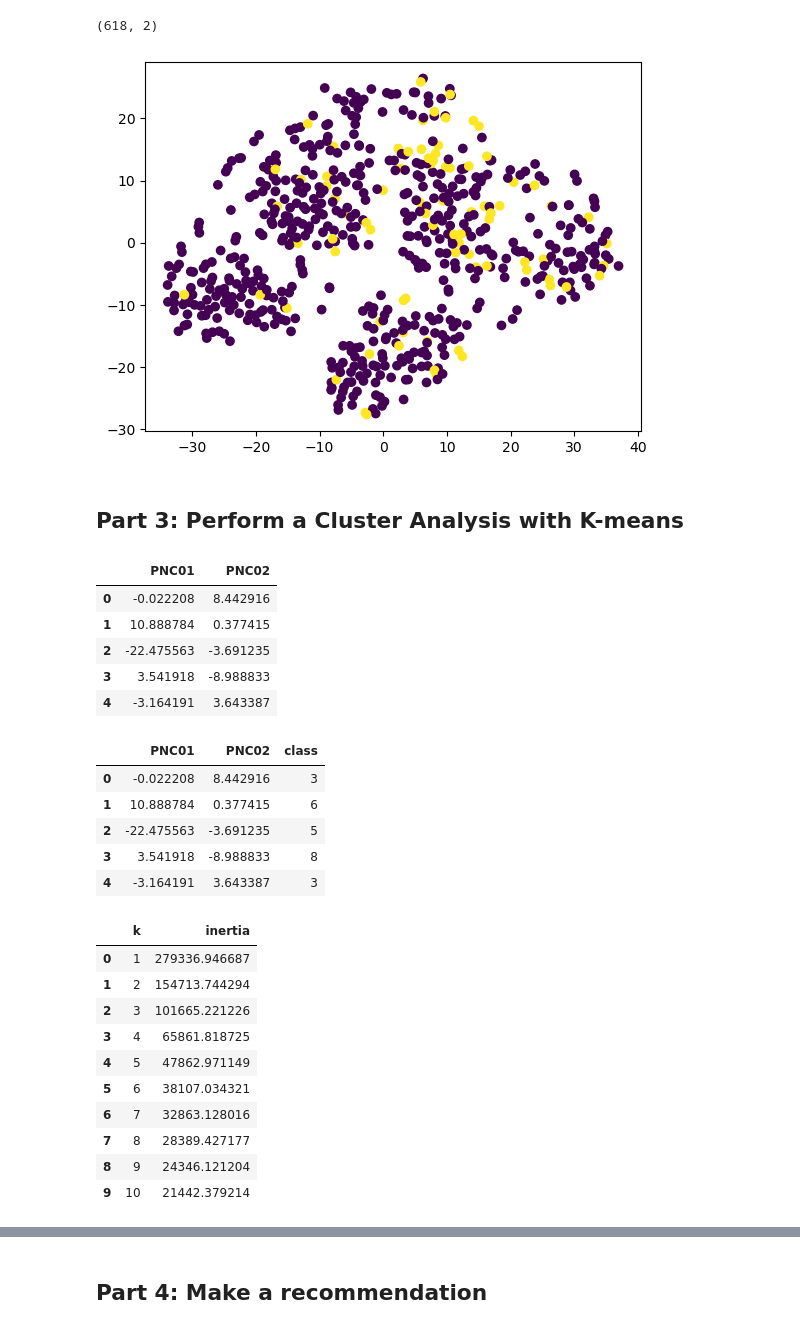
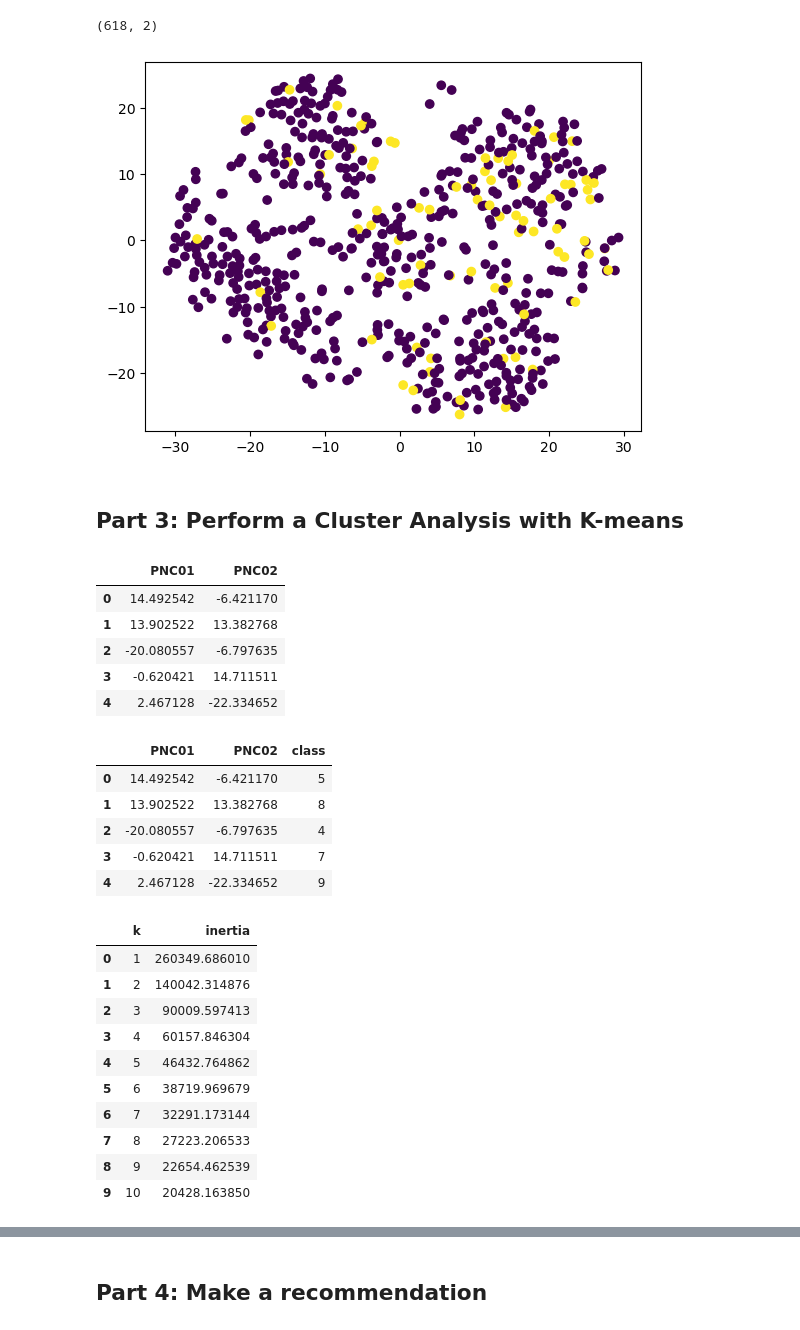
Before and after one commit to shanCH3n/unsupervised-machine-learning-challenge, a Jupyter notebook: UnSupLrn_myopia.ipynb, the cells around one changed output, grey strips where cells are left out. Cells and saved outputs as stored; diff of their text form; code cells hidden in the pictures.

```diff
--- a/UnSupLrn_myopia.ipynb
+++ b/UnSupLrn_myopia.ipynb
@@ -8,7 +8,9 @@ from sklearn.decomposition import PCA
 from sklearn.manifold import TSNE
 from sklearn.cluster import KMeans
 # %%
-df = pd.read_csv('Resources/myopia.csv')
+# Data loading
+file_path = Path("Resources/myopia.csv")
+df = pd.read_csv(file_path)
 df.head()
 # %% [output]
 |  | AGE | SPHEQ | AL | ACD | LT | VCD | SPORTHR | READHR | COMPHR | STUDYHR | TVHR | ... |
@@ -148,38 +156,45 @@ myopia_scaled_df['class'] = df['MYOPIC']
+# %%
+# Create a scatterplot of the t-SNE output.
+# Examine if there are distinct clusters using the initial un-scaled datasets.
+
+myopia_df["x"] = tsne_features[:,0]
+myopia_df["y"] = tsne_features[:,1]
+myopia_df["class"] = df["MYOPIC"]
 # %%
-plt.scatter(myopia_scaled_df["x"], myopia_scaled_df["y"], c=myopia_scaled_df['class'])
+plt.scatter(tsne_features[:,0], tsne_features[:,1], c=myopia_df["class"])
 plt.show()
 # %% [output]
-[figure, old version]
+[figure, new version]
 # %% [markdown]
 ## Part 3: Perform a Cluster Analysis with K-means
 # %%
 # Insert the reduced data into a dataframe and change column names
-pca_df = pd.DataFrame(tsne_features, columns=["PNC01", "PNC02"])
-pca_df.head()
+tsne_df = pd.DataFrame(tsne_features, columns=["PNC01", "PNC02"])
+tsne_df.head()
 # %% [output]
 |  | PNC01 | PNC02 |
-| 0 | -0.022208 | 8.442916 |
-| 1 | 10.888784 | 0.377415 |
-| 2 | -22.475563 | -3.691235 |
-| 3 | 3.541918 | -8.988833 |
-| 4 | -3.164191 | 3.643387 |
+| 0 | 14.492542 | -6.421170 |
+| 1 | 13.902522 | 13.382768 |
+| 2 | -20.080557 | -6.797635 |
+| 3 | -0.620421 | 14.711511 |
+| 4 | 2.467128 | -22.334652 |
 # %%
-# Model the data using 10 clusters, fit the data, then add the predicted classification to the df as the 'class' column.
+# Initialise using 10 clusters from PCA, fit the data, then add the predicted classification to the df as the 'class' column.
 
 model = KMeans(n_clusters=10, random_state=42)
-model.fit(pca_df)
+model.fit(tsne_df)
 
-predictions = model.predict(pca_df)
+predictions = model.predict(tsne_df)
 
-pca_df["class"] = model.labels_
-pca_df.head()
+tsne_df["class"] = model.labels_
+tsne_df.head()
 # %% [output]
 |  | PNC01 | PNC02 | class |
-| 0 | -0.022208 | 8.442916 | 3 |
-| 1 | 10.888784 | 0.377415 | 6 |
-| 2 | -22.475563 | -3.691235 | 5 |
-| 3 | 3.541918 | -8.988833 | 8 |
-| 4 | -3.164191 | 3.643387 | 3 |
+| 0 | 14.492542 | -6.421170 | 5 |
+| 1 | 13.902522 | 13.382768 | 8 |
+| 2 | -20.080557 | -6.797635 | 4 |
+| 3 | -0.620421 | 14.711511 | 7 |
+| 4 | 2.467128 | -22.334652 | 9 |
 # %%
 # Use a for loop to generate an elbow curve to find the optimal number of clusters
 inertia = []
@@ -187,7 +202,7 @@ k = list(range(1, 11))
 
 for i in k:
     km = KMeans(n_clusters = i, random_state = 42)
-    km.fit(pca_df)
+    km.fit(tsne_df)
     inertia.append(km.inertia_)
 
 # Store data in data frame
@@ -196,16 +211,16 @@ elbow_df = pd.DataFrame(elbow_data)
 elbow_df
 # %% [output]
 |  | k | inertia |
-| 0 | 1 | 279336.946687 |
-| 1 | 2 | 154713.744294 |
-| 2 | 3 | 101665.221226 |
-| 3 | 4 | 65861.818725 |
-| 4 | 5 | 47862.971149 |
-| 5 | 6 | 38107.034321 |
-| 6 | 7 | 32863.128016 |
-| 7 | 8 | 28389.427177 |
-| 8 | 9 | 24346.121204 |
-| 9 | 10 | 21442.379214 |
+| 0 | 1 | 260349.686010 |
+| 1 | 2 | 140042.314876 |
+| 2 | 3 | 90009.597413 |
+| 3 | 4 | 60157.846304 |
+| 4 | 5 | 46432.764862 |
+| 5 | 6 | 38719.969679 |
+| 6 | 7 | 32291.173144 |
+| 7 | 8 | 27223.206533 |
+| 8 | 9 | 22654.462539 |
+| 9 | 10 | 20428.163850 |
 # %%
 # Plot the for looped data to visualize the elbow curve
 plt.plot(elbow_df['k'], elbow_df['inertia'])
```
Also changed, not shown: parts of 9 cells of this notebook, 1 other file.
